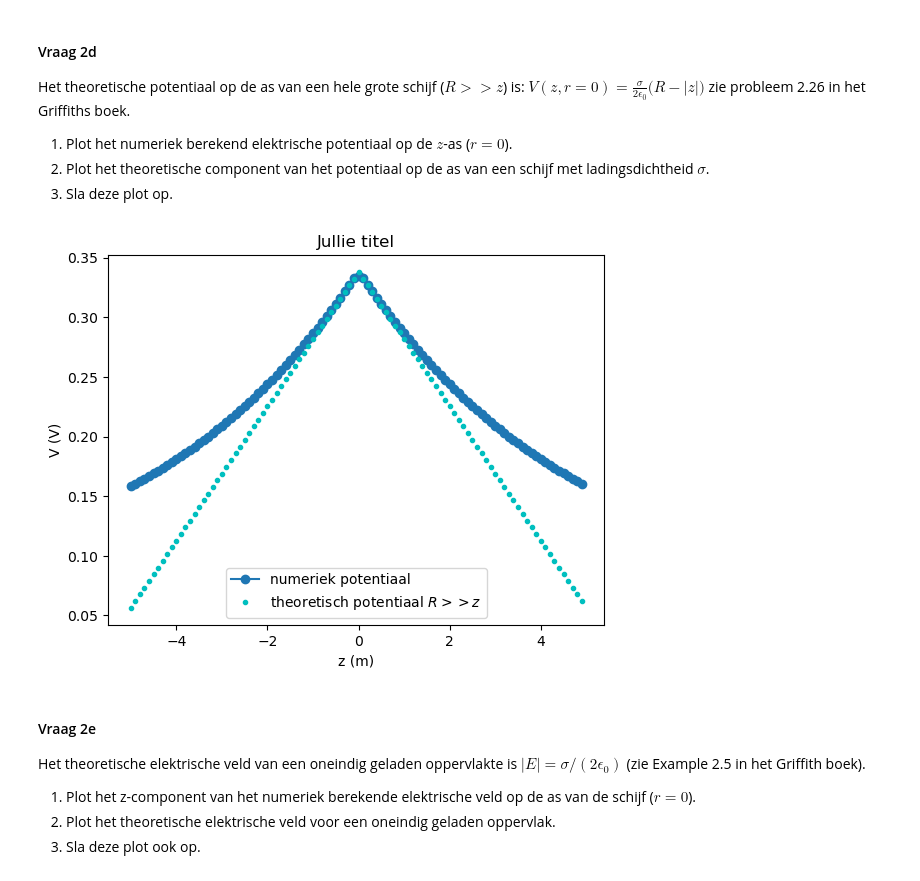
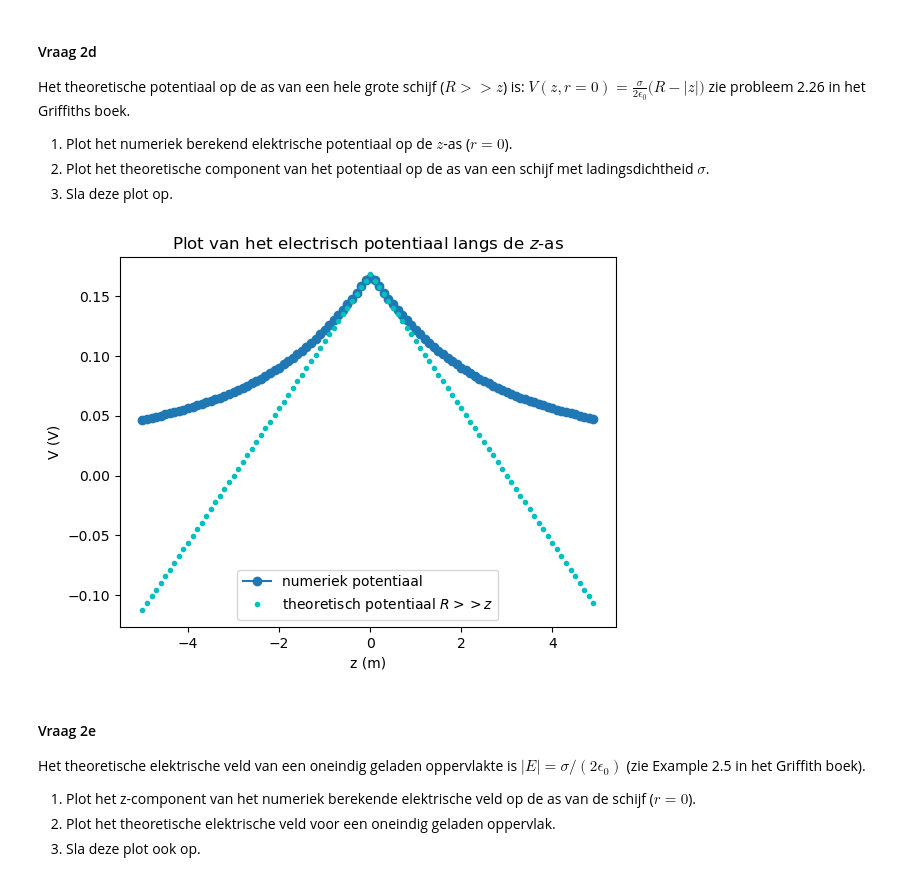
Before and after one commit to felicievdl/Felicie-opdrachten-DEF-D, a Jupyter notebook: DigitaleOntwerpopdrachten/1CondensatorOpdracht/CondensatorOntwerpopdracht.ipynb, the cells around one changed output. Saved outputs shown, nothing was run; the diff lists cells and outputs as text; code cells hidden in the pictures.

```diff
--- a/DigitaleOntwerpopdrachten/1CondensatorOpdracht/CondensatorOntwerpopdracht.ipynb
+++ b/DigitaleOntwerpopdrachten/1CondensatorOpdracht/CondensatorOntwerpopdracht.ipynb
@@ -166,7 +166,7 @@ Exponent = -2.0403594570152634 +/- 0.006217832405058898
 In de code hieronder wordt een geladen schijf gemaakt via het superpositie principe. Dit wordt gedaan door een rooster van punten in de ruimte te creëren, alle punten die voldoen aan $z = 0$ m en $r < R$ krijgen een lading charge_one_point en vanuit hier wordt het potentiaal bepaald. Hier is de $z$-as de as van de schijf en de r as de afstand tot de $z$-as.
 # %%
 # In vraag 2.1 wordt naar deze cel verwezen.
-disk_radius = 6  # (m)
+disk_radius = 3  # (m)
 grid_step = 0.1  # (m)
 z_coord_DISK = 0  # (m) positie van de schijf op de z-as
 inter_charge_distance = grid_step  # (m) afstand tussen punt ladingen
@@ -177,6 +177,7 @@ r, z, B = initialize_plane_grid_for_uniformly_charged_disk(height_domain, width_
 idx_z_zero = np.where(abs(z) < 1e-10)[0]
 z_coord_DISK = 0  # (m) positie van de schijf op de z-as
 inter_charge_distance = grid_step  # (m) afstand tussen punt ladingen
+charge_one_point = 1e-14
 
 V, number_point_charges_on_disk = calculate_V_disk_at_origin_uniform_surface_charge_density(z_coord_DISK, charge_one_point, disk_radius, inter_charge_distance, r, z)
 Er, Ez, normE = compute_E_disk(V, B, grid_step)  # gebruik de centered finite-difference method
@@ -254,18 +255,18 @@ zie probleem 2.26 in het Griffiths boek.
 # %%
 idx_r_zero = np.where(abs(r) < 1e-10)[0][0]
 V_r0 = V[:,idx_r_zero]
 
 V_theoretisch = (Ladingsdichtheid/(2*epsilon0))*(disk_radius - abs(z)) # potentiaal op r = 0
 
-plt.title(f"Jullie titel")
+plt.title(f"Plot van het electrisch potentiaal langs de $z$-as")
 plt.plot(z, V_r0, "o-", label="numeriek potentiaal")
 plt.plot(z, V_theoretisch, "c.", label="theoretisch potentiaal $R>>z$")
-plt.legend()
 plt.xlabel("z (m)")
 plt.ylabel("V (V)")
+plt.legend()
 plt.savefig("Potentiaal_vraag_2d.jpg", format="jpg", dpi=300)
 # %% [output]
-[figure, old version]
+[figure, new version]
 # %% [markdown]
 #### Vraag 2e
 
```
Also changed, not shown: parts of 24 cells of this notebook, 9 other files.
